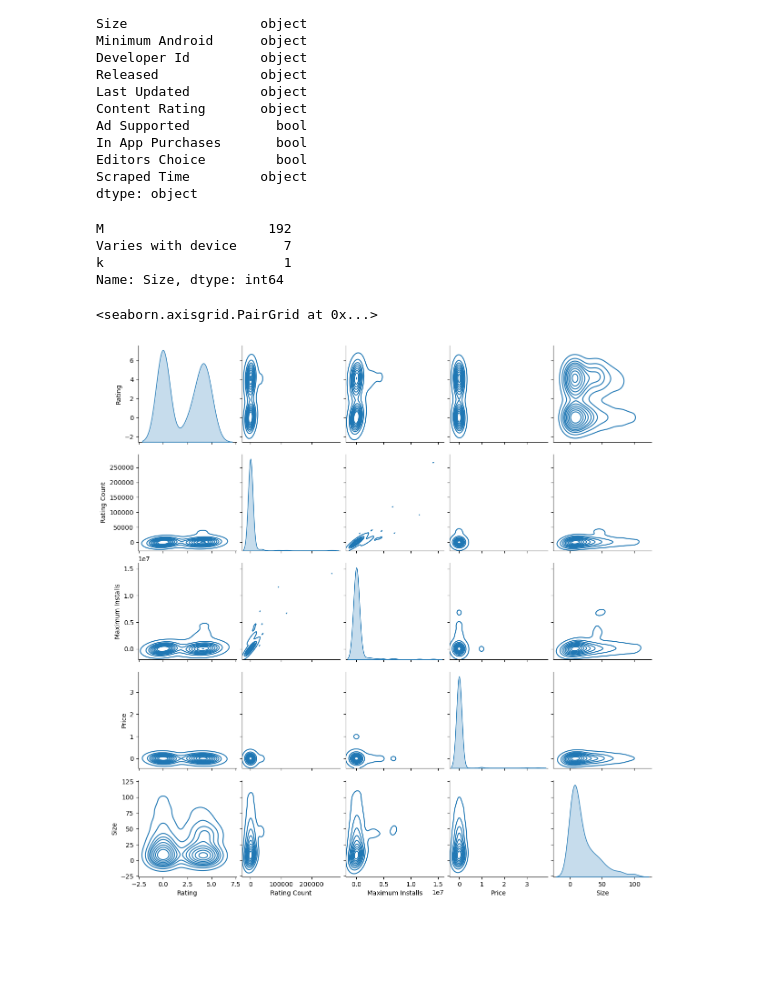
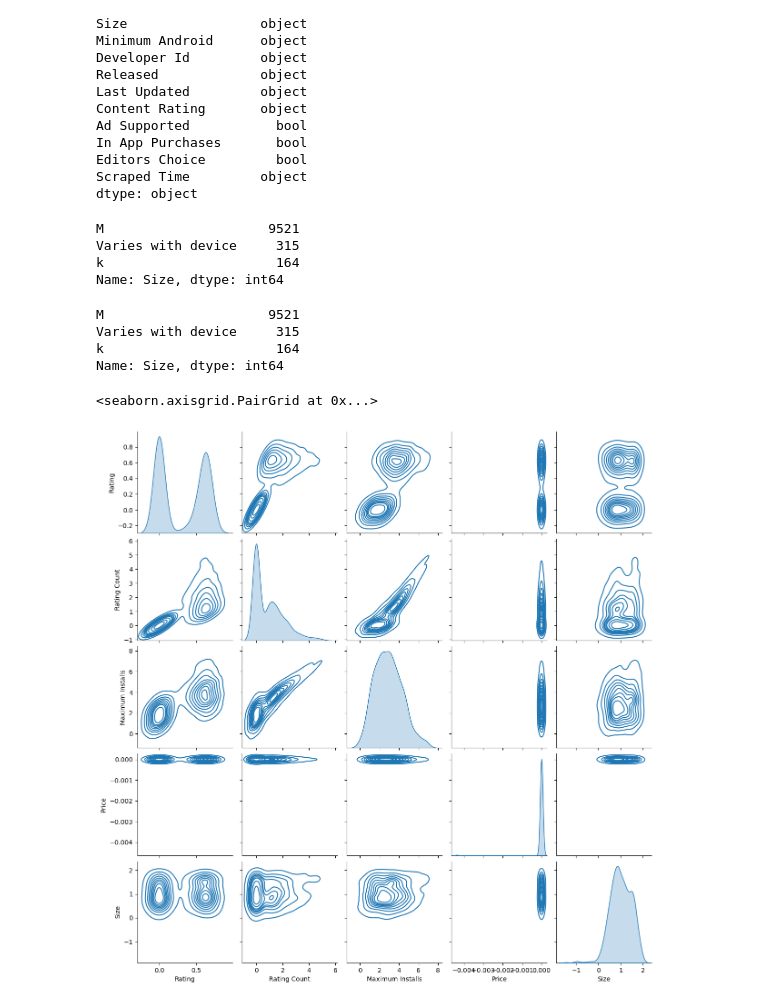
Before and after one commit to LSpekschoor/SDP_PO_123, a Jupyter notebook: scripts/exploratory_lars.ipynb, the cells around one changed output. Saved outputs shown, nothing was run; the diff lists cells and outputs as text; code cells hidden in the pictures; blank space fills up the shorter version.

Commit message:
filter quantitative features on outliers through standard deviations, and log-transform to enhance pairplots.

```diff
--- a/scripts/exploratory_lars.ipynb
+++ b/scripts/exploratory_lars.ipynb
@@ -28,7 +29,7 @@ eng_df_s = eng_df.sample(n=10000, random_state=123) #small
 eng_df_t = eng_df.sample(n=1000, random_state=123) #tiny
 eng_df_tt = eng_df.sample(n=200, random_state=123) #teeny-tiny
 # %%
-eng_df = eng_df_tt
+eng_df = eng_df_t
 eng_df.head()
 # %% [output]
 |  | App Id | Category | Rating | Rating Count | Maximum Installs | Free | Price | Size | ... |
@@ -76,7 +77,7 @@ Scraped Time         object
 dtype: object
 # %%
 #What kind of Size values exist, going by the text part of the string
-size_cats = eng_df['Size'].apply(lambda x: re.findall('([\sA-Za-z]*$)', str(x))[0])
+size_cats = eng_df_s['Size'].apply(lambda x: re.findall('([\sA-Za-z]*$)', str(x))[0])
 print(size_cats.value_counts())
 
 #Knowing there are three kinds of known sizes (kb, Mb, Gb) we convert these to Mb
@@ -94,18 +95,34 @@ def process_Size(value):
         category = value
     return (size, category)
 # %% [output]
-M                     192
-Varies with device      7
-k                       1
+M                     9521
+Varies with device     315
+k                      164
 Name: Size, dtype: int64
+# %%
+size_cats = eng_df_s['Size'].apply(lambda x: re.findall('([\sA-Za-z]*$)', str(x))[0])
+print(size_cats.value_counts())
+# %% [output]
+M                     9521
+Varies with device     315
+k                      164
+Name: Size, dtype: int64
 # %%
 temp_df = pd.DataFrame(eng_df['Size'].apply(lambda x: process_Size(x)).tolist(), columns=['Size', 'Size_category'])
 eng_df['Size'] = temp_df['Size'].values
 eng_df['Size_category'] = temp_df['Size_category'].values
 #del temp_df ##bugged, but I'd prefer to delete
+# %%
+q_df = eng_df[['Rating', 'Rating Count', 'Maximum Installs', 'Price', 'Size']]
+#q_df = q_df.transform(np.log)
+#q_df = q_df[(np.abs(stats.zscore(df)) < 3).all(axis=1)]
+standard_deviations = 3
+q_df = q_df[q_df.apply(lambda x: np.abs(x - x.mean()) / x.std() < standard_deviations)
+   .all(axis=1)]
 # %%
-sns.pairplot(eng_df[['Rating', 'Rating Count', 'Maximum Installs', 'Price', 'Size']], kind="kde")
+transf_q_df = q_df.apply(lambda x: np.log10(x, where=0<x))
+sns.pairplot(transf_q_df, kind="kde")
 #One by one alternative: sns.distplot(col1, col2)
 # %% [output]
 <seaborn.axisgrid.PairGrid at 0x...>
-[figure, old version]
+[figure, new version]
```
Also changed, not shown: parts of 5 cells of this notebook.
